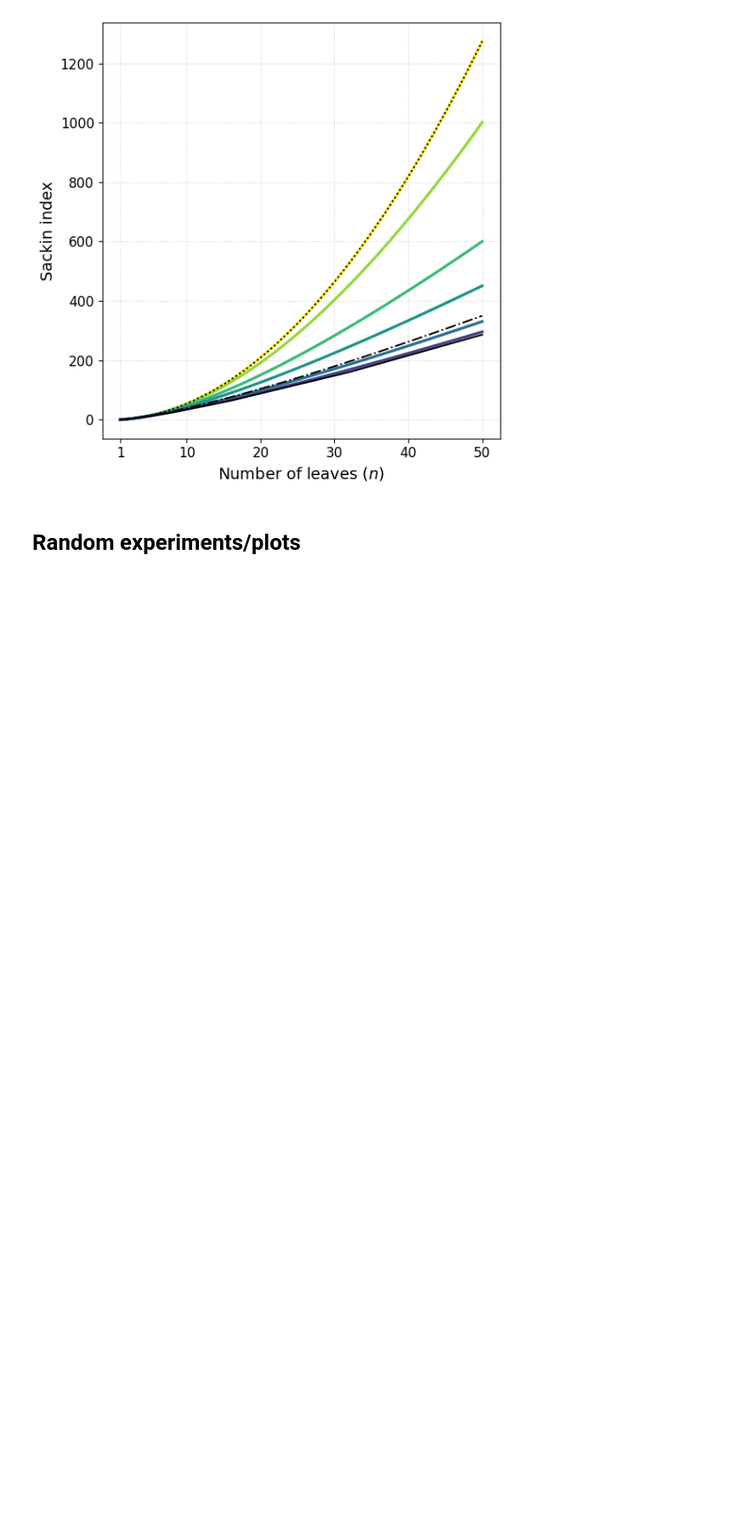
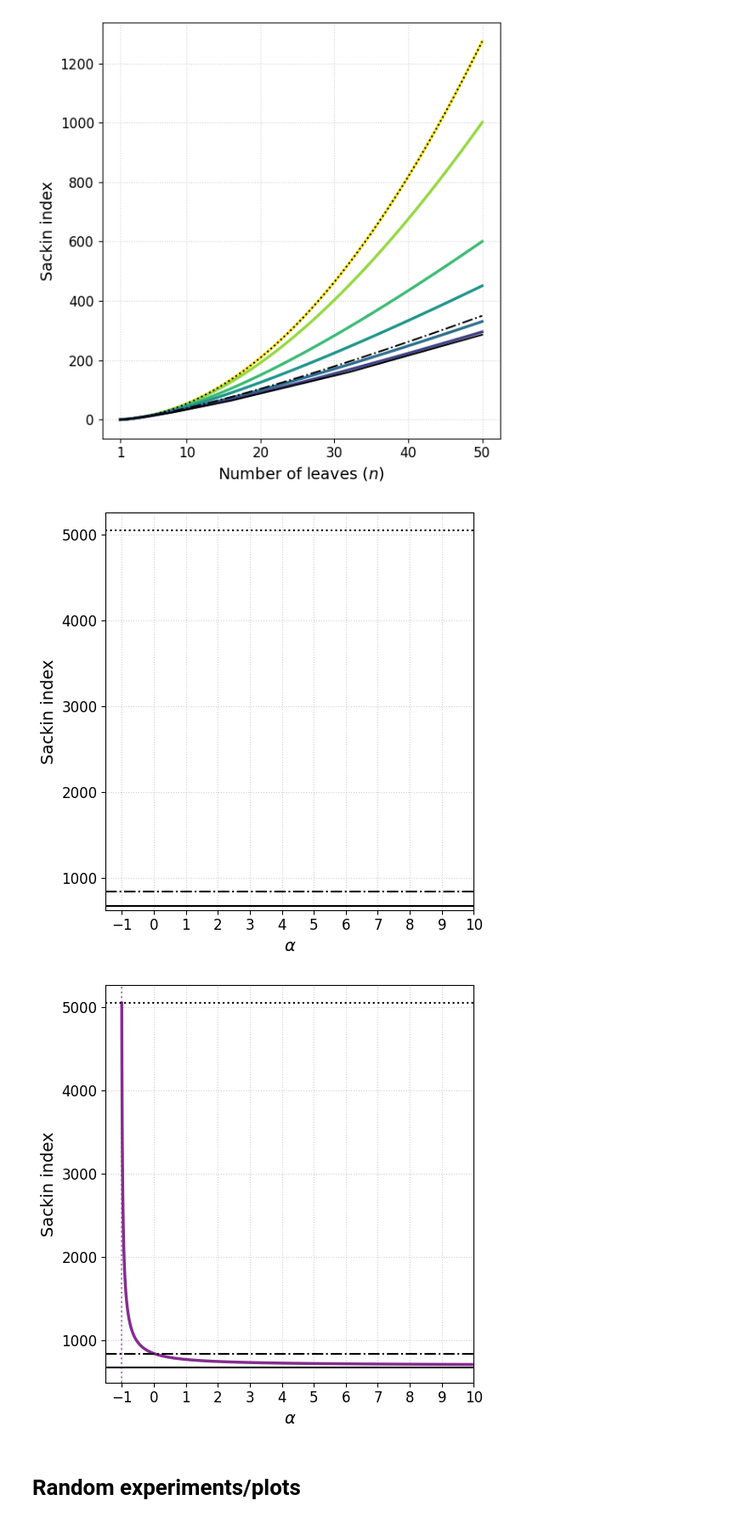
Before and after one commit to dbauman18/biased_speciation_calculation, a Jupyter notebook: biased_speciation.ipynb, the cells around one changed output. Shown at 85% size. Cells and saved outputs as stored; diff of their text form; code cells hidden in the pictures; blank space fills up the shorter version.

```diff
--- a/biased_speciation.ipynb
+++ b/biased_speciation.ipynb
@@ -394,6 +395,69 @@ for i in range(7):
 [figure]
 [figure]
 [figure]
+# %%
+# Figures for Blum-Francois model
+
+# First plot: no alpha curve
+
+# Do same with beta(alpha + 1, alpha + 1) model
+plt.figure(figsize=(5.5, 5.5))
+a = np.logspace(-5, 1, 100, base=10)
+a = np.concatenate((a, np.array([11])))
+
+n = 100
+# Add horizontal lines for reference models
+plt.axhline(max_sackin(n), color='black', linestyle=':', label="$S_{\\max} (100)$", lw = 1.5)
+plt.axhline(sackin_yule(n), color='black', linestyle='-.', label="$Y(100)$", lw = 1.5)
+plt.axhline(min_sackin(n), color='black', linestyle='-', label="$S_{\\min}(100)$", lw = 1.5)
+
+
+
+
+plt.xlabel("$\\alpha$", fontsize=14)
+plt.ylabel("Sackin index", fontsize=14)
+alpha_xticks = np.array([-1, 0, 1, 2,3,4, 5, 6,7,8,9, 10])
+plt.xticks(alpha_xticks, fontsize=12)
+plt.yticks(fontsize=12)
+plt.xlim(-1.5, 10)
+plt.grid(True, linestyle=":", alpha=0.6)
+plt.tight_layout()
+
+plt.savefig("./talk_figs/blum_francois_0.png", dpi=1000)
+plt.show()
+
+
+# Second plot: with alpha curve
+plt.figure(figsize=(5.5, 5.5))
+a = np.logspace(-5, 1, 100, base=10)
+a = np.concatenate((a, np.array([11])))
+
+n = 100
+plt.plot(a - 1, [sackin_mean_beta(n, ai, ai) for ai in a], color = cm.BuPu(np.ones(1)*0.8), lw=2.5)
+plt.axvline(-1, color=cm.BuPu(np.ones(1)*0.8), linestyle = ':', alpha = 0.6)
+
+# Add horizontal lines for reference models
+plt.axhline(max_sackin(n), color='black', linestyle=':', label="$S_{\\max} (100)$", lw = 1.5)
+plt.axhline(sackin_yule(n), color='black', linestyle='-.', label="$Y(100)$", lw = 1.5)
+plt.axhline(min_sackin(n), color='black', linestyle='-', label="$S_{\\min}(100)$", lw = 1.5)
+
+
+
+
+plt.xlabel("$\\alpha$", fontsize=14)
+plt.ylabel("Sackin index", fontsize=14)
+alpha_xticks = np.array([-1, 0, 1, 2,3,4, 5, 6,7,8,9, 10])
+plt.xticks(alpha_xticks, fontsize=12)
+plt.xlim(-1.5, 10)
+plt.yticks(fontsize=12)
+plt.grid(True, linestyle=":", alpha=0.6)
+plt.tight_layout()
+
+plt.savefig("./talk_figs/blum_francois_1.png", dpi=1000)
+plt.show()
+# %% [output]
+[figure, added]
+[figure, added]
 # %% [markdown]
 # Random experiments/plots
 # %%
```
Also changed, not shown: parts of 1 cell of this notebook, 5 other files.
